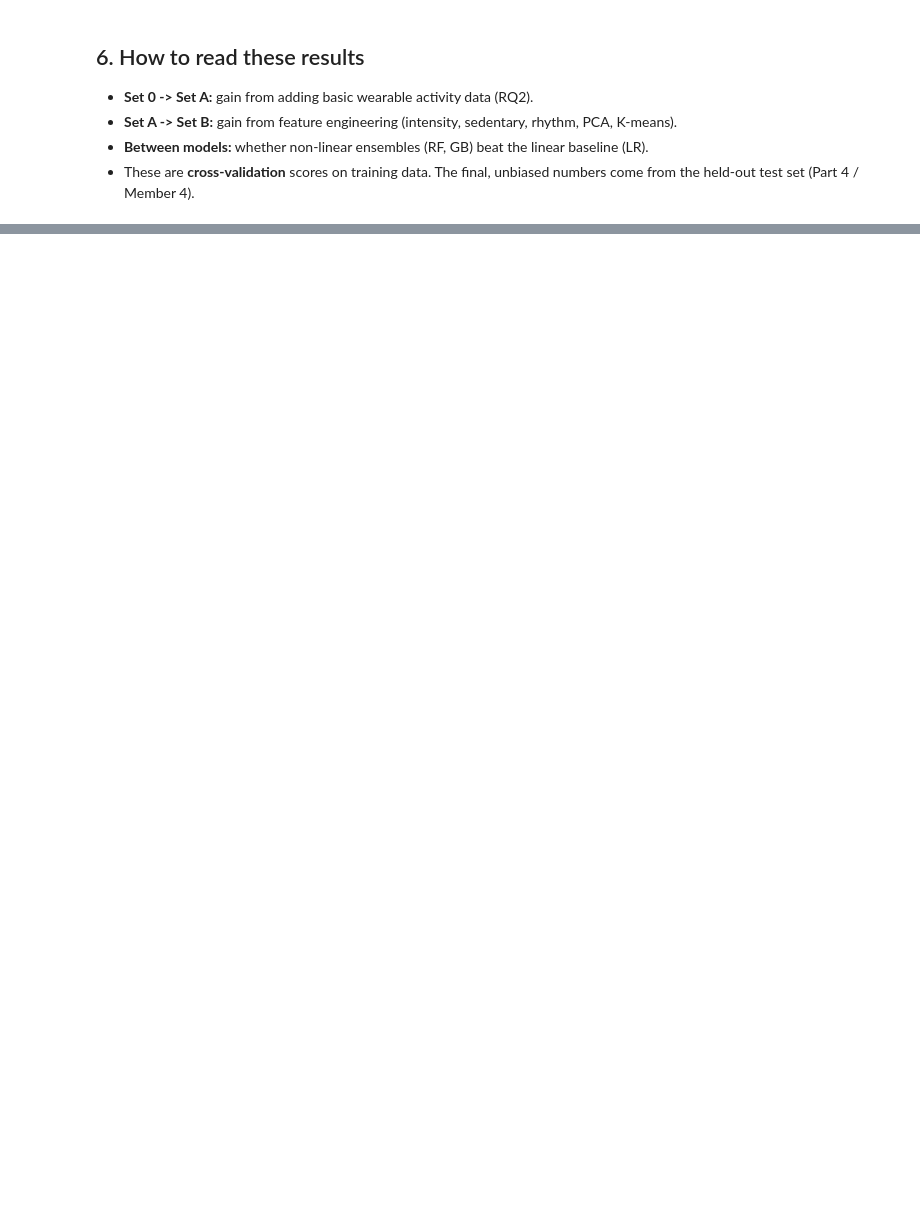
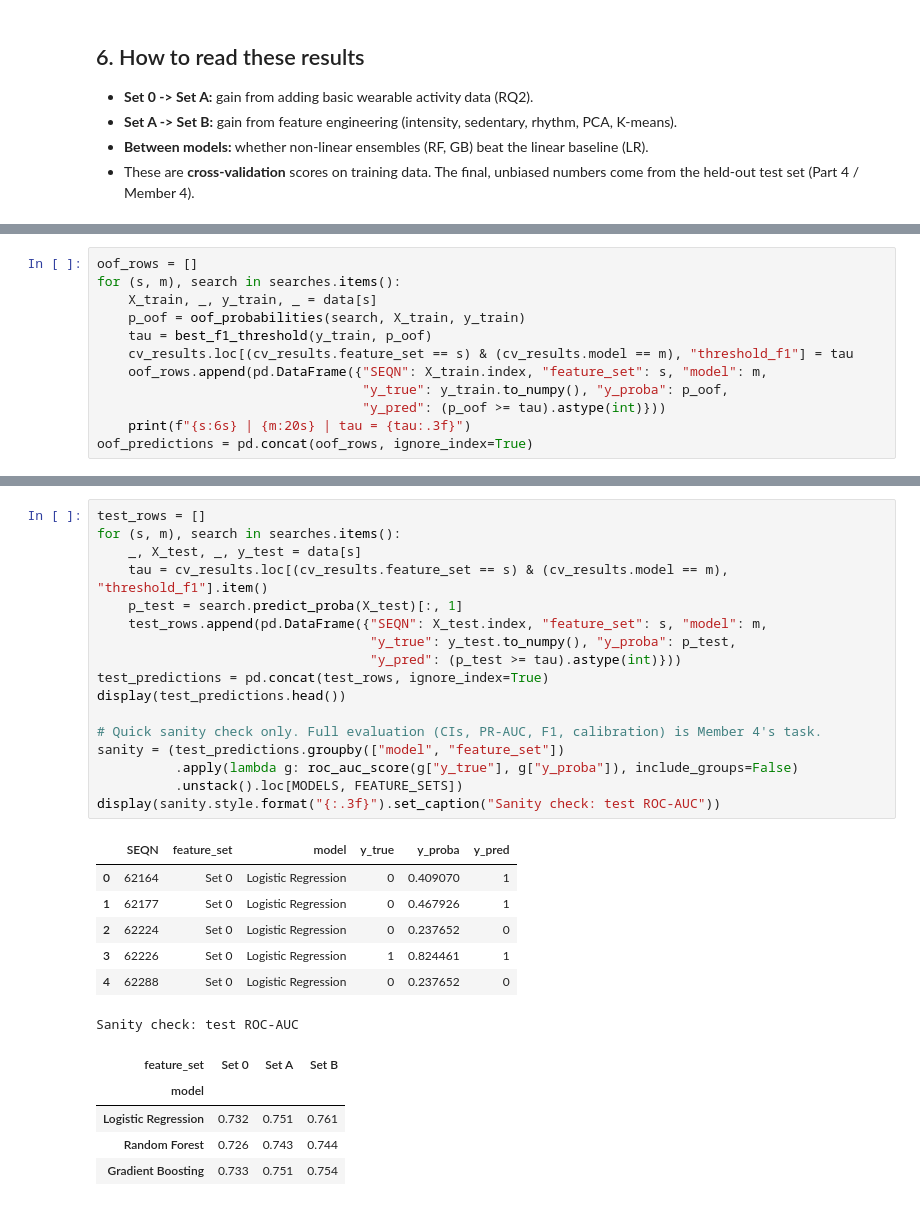
Before and after one commit to ravinduanushka/mechine-learning-, a Jupyter notebook: notebooks/05_model_training.ipynb, the cells around one changed output, grey strips where cells are left out. Saved outputs shown, nothing was run; the diff lists cells and outputs as text; blank space fills up the shorter version.

```diff
--- a/notebooks/05_model_training.ipynb
+++ b/notebooks/05_model_training.ipynb
@@ -127,0 +192,12 @@ plt.show()
+# %%
+oof_rows = []
+for (s, m), search in searches.items():
+    X_train, _, y_train, _ = data[s]
+    p_oof = oof_probabilities(search, X_train, y_train)
+    tau = best_f1_threshold(y_train, p_oof)
+    cv_results.loc[(cv_results.feature_set == s) & (cv_results.model == m), "threshold_f1"] = tau
+    oof_rows.append(pd.DataFrame({"SEQN": X_train.index, "feature_set": s, "model": m,
+                                  "y_true": y_train.to_numpy(), "y_proba": p_oof,
+                                  "y_pred": (p_oof >= tau).astype(int)}))
+    print(f"{s:6s} | {m:20s} | tau = {tau:.3f}")
+oof_predictions = pd.concat(oof_rows, ignore_index=True)
@@ -127,0 +218,30 @@ plt.show()
+# %%
+test_rows = []
+for (s, m), search in searches.items():
+    _, X_test, _, y_test = data[s]
+    tau = cv_results.loc[(cv_results.feature_set == s) & (cv_results.model == m), "threshold_f1"].item()
+    p_test = search.predict_proba(X_test)[:, 1]
+    test_rows.append(pd.DataFrame({"SEQN": X_test.index, "feature_set": s, "model": m,
+                                   "y_true": y_test.to_numpy(), "y_proba": p_test,
+                                   "y_pred": (p_test >= tau).astype(int)}))
+test_predictions = pd.concat(test_rows, ignore_index=True)
+display(test_predictions.head())
+
+# Quick sanity check only. Full evaluation (CIs, PR-AUC, F1, calibration) is Member 4's task.
+sanity = (test_predictions.groupby(["model", "feature_set"])
+          .apply(lambda g: roc_auc_score(g["y_true"], g["y_proba"]), include_groups=False)
+          .unstack().loc[MODELS, FEATURE_SETS])
+display(sanity.style.format("{:.3f}").set_caption("Sanity check: test ROC-AUC"))
+# %% [output]
+|  | SEQN | feature_set | model | y_true | y_proba | y_pred |
+| 0 | 62164 | Set 0 | Logistic Regression | 0 | 0.409070 | 1 |
+| 1 | 62177 | Set 0 | Logistic Regression | 0 | 0.467926 | 1 |
+| 2 | 62224 | Set 0 | Logistic Regression | 0 | 0.237652 | 0 |
+| 3 | 62226 | Set 0 | Logistic Regression | 1 | 0.824461 | 1 |
+| 4 | 62288 | Set 0 | Logistic Regression | 0 | 0.237652 | 0 |
+Sanity check: test ROC-AUC
+| feature_set | Set 0 | Set A | Set B |
+| model |  |  |  |
+| Logistic Regression | 0.732 | 0.751 | 0.761 |
+| Random Forest | 0.726 | 0.743 | 0.744 |
+| Gradient Boosting | 0.733 | 0.751 | 0.754 |
```
Also changed, not shown: parts of 15 cells of this notebook, 5 other files.
